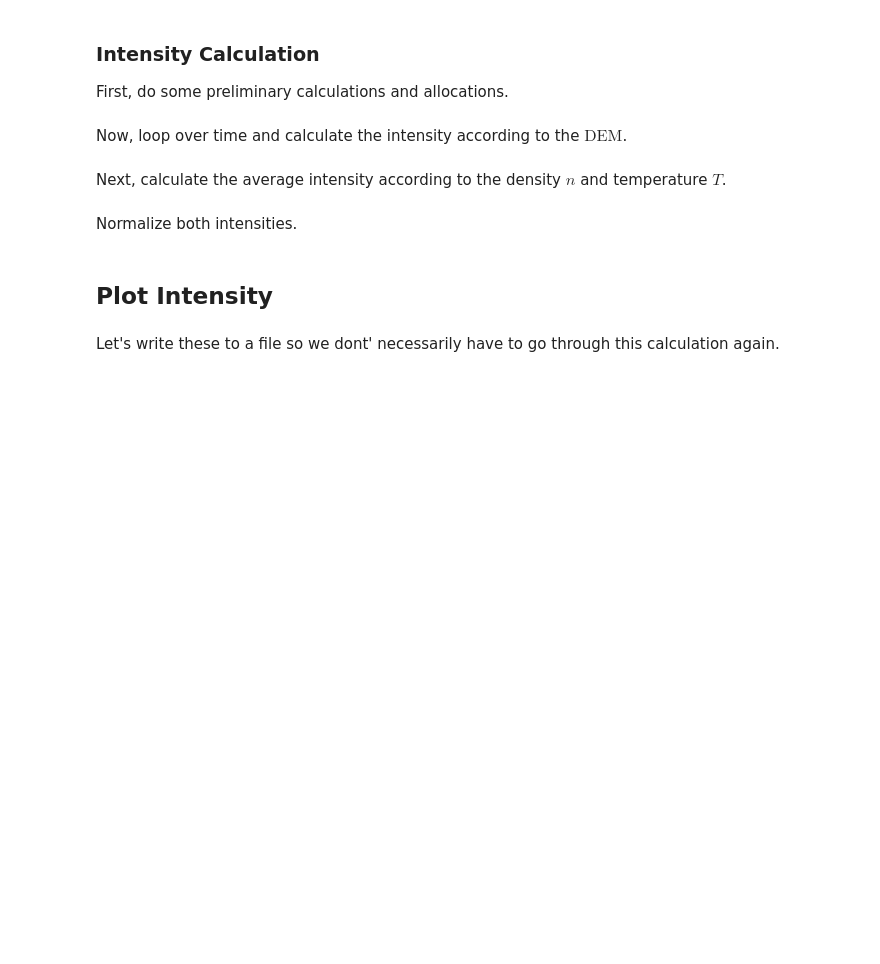
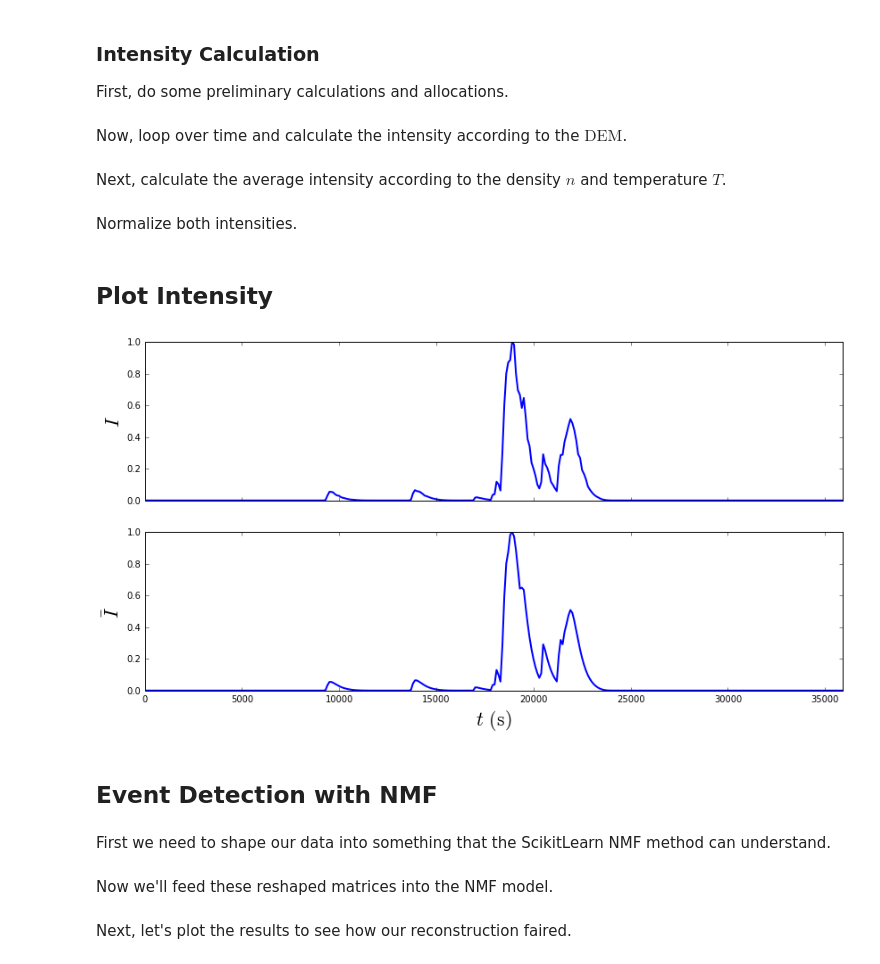
Before and after one commit to wtbarnes/research_notebook, a Jupyter notebook: NMF/light_curve_event_detection.ipynb, the cells around one changed output. Cells and saved outputs as stored; diff of their text form; code cells hidden in the pictures; blank space fills up the shorter version.

Commit message:
Gofnt calculation much shorter, was using wrong temperature array

```diff
--- a/NMF/light_curve_event_detection.ipynb
+++ b/NMF/light_curve_event_detection.ipynb
@@ -135,6 +124,6 @@ binner.build_em_dist()
 ### Contribution Function, $G(n,T)$
 Now we'll use the contribution function as calculated by CHIANTI for Fe XVIII
 # %%
-fe18 = ch.ion('fe_18',temperature=T_ebtel_short,eDensity=np.mean(n_ebtel_short))
+fe18 = ch.ion('fe_18',temperature=np.logspace(5.5,8,200),eDensity=1.e+9)
 # %%
 fe18.popPlot()
@@ -147,13 +168,13 @@ First, do some preliminary calculations and allocations.
 T_EM = 10**binner.logT_EM
 dlogT = binner.logT_EM[1] - binner.logT_EM[0] #assumes uniform spacing
 g = np.zeros(len(T_EM))
-g_avg = np.zeros(len(t_ebtel_short))
-intensity = np.zeros(len(t_ebtel_short))
-intensity_avg = np.zeros(len(t_ebtel_short))
+g_avg = np.zeros(len(t_ebtel))
+intensity = np.zeros(len(t_ebtel))
+intensity_avg = np.zeros(len(t_ebtel))
 # %%
 ind_g = np.where((T_EM > np.min(fe18.Gofnt['temperature'])) & (T_EM < np.max(fe18.Gofnt['temperature'])))
 tck_g = sc.interpolate.splrep(np.log10(fe18.Gofnt['temperature']),np.log10(fe18.Gofnt['gofnt']))
-g[ind_g] = 10.**(sc.interpolate.splev(binner.logT_EM[ind_g],tck_g,der=0))
+g[ind_g[0]] = 10.**(sc.interpolate.splev(binner.logT_EM[ind_g[0]],tck_g,der=0))
 # %% [markdown]
 Now, loop over time and calculate the intensity according to the $\mathrm{DEM}$.
 # %%
@@ -163,7 +184,7 @@ for i in range(len(t_ebtel_short)):
 Next, calculate the average intensity according to the density $n$ and temperature $T$.
 # %%
 ind_g_avg = np.where((T_ebtel_short > np.min(fe18.Gofnt['temperature'])) & (T_ebtel_short < np.max(fe18.Gofnt['temperature'])))
-g_avg[ind_g_avg] = 10.**(sc.interpolate.splev(np.log10(T_ebtel_short[ind_g]),tck_g,der=0))
+g_avg[ind_g_avg[0]] = 10.**(sc.interpolate.splev(np.log10(T_ebtel_short[ind_g_avg[0]]),tck_g,der=0))
 # %%
 intensity_avg = n_ebtel_short**2*g_avg*2.*config_dict['loop_length']*1.e+8
 # %% [markdown]
@@ -175,11 +196,13 @@ intensity_avg = intensity_avg/np.max(intensity_avg)
 ## Plot Intensity
 # %%
 fig,ax = plt.subplots(2,1,figsize=(14,7),sharex=True)
-ax[0].plot(t_ebtel,intensity,linewidth=2)
-ax[1].plot(t_ebtel,intensity_avg,linewidth=2)
+ax[0].plot(t_ebtel_short,intensity,linewidth=2)
+ax[1].plot(t_ebtel_short,intensity_avg,linewidth=2)
 ax[1].set_xlabel(r'$t$ $\mathrm{(s)}$',fontsize=22)
 ax[0].set_ylabel(r'$I$',fontsize=22)
 ax[1].set_ylabel(r'$\bar{I}$',fontsize=22)
+ax[0].set_xlim([t_ebtel_short[0],t_ebtel_short[-1]])
+ax[1].set_xlim([t_ebtel_short[0],t_ebtel_short[-1]])
 plt.show()
+# %% [output]
+[figure, added]
-# %% [markdown]
-Let's write these to a file so we dont' necessarily have to go through this calculation again.
@@ -193,0 +209,4 @@ f.close()
+# %% [markdown]
+## Event Detection with NMF
+# %% [markdown]
+First we need to shape our data into something that the ScikitLearn NMF method can understand.
@@ -193,0 +217,2 @@ f.close()
+# %% [markdown]
+Now we'll feed these reshaped matrices into the NMF model.
@@ -193,0 +224,2 @@ f.close()
+# %% [markdown]
+Next, let's plot the results to see how our reconstruction faired.
```
Also changed, not shown: parts of 18 cells of this notebook, 4 other files.
